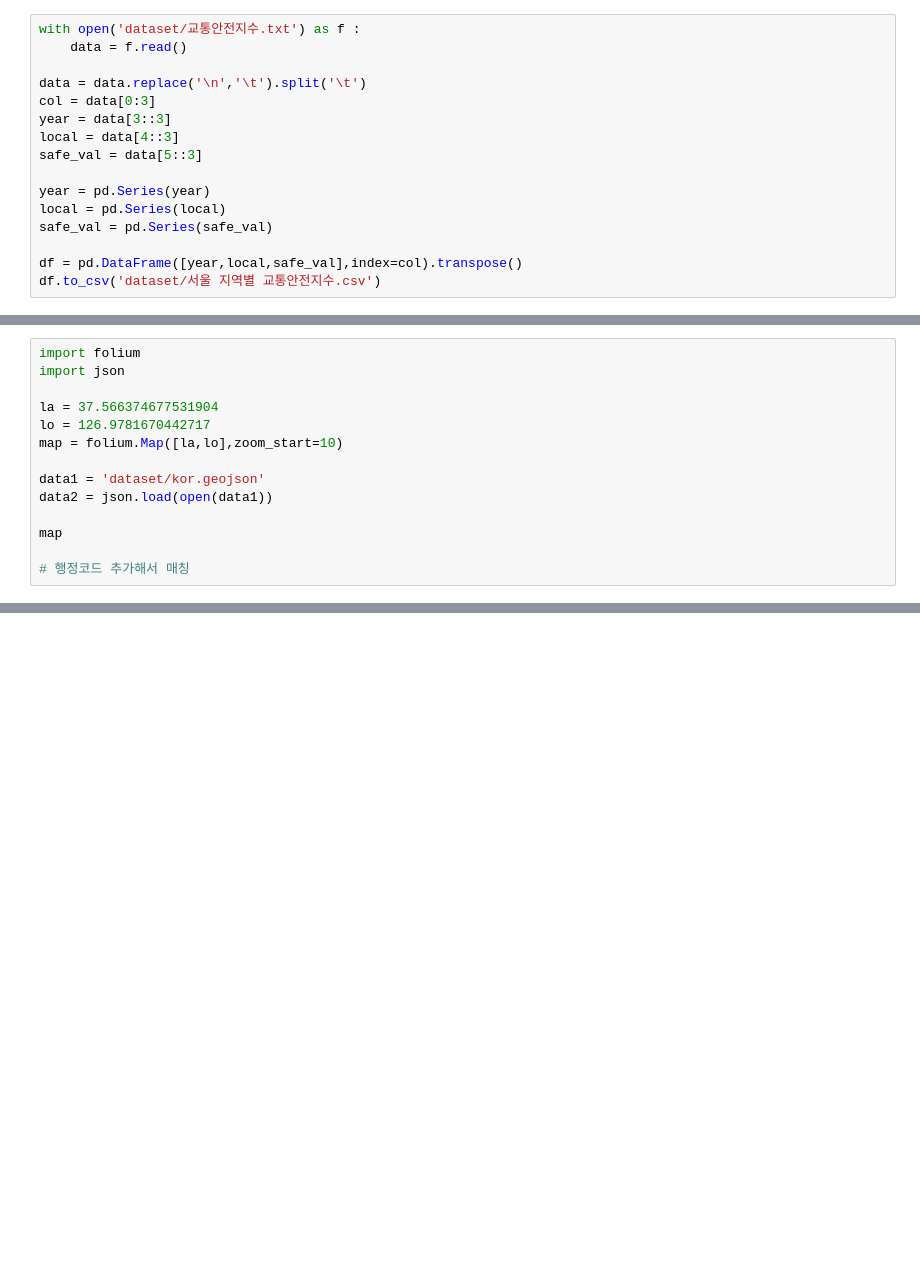
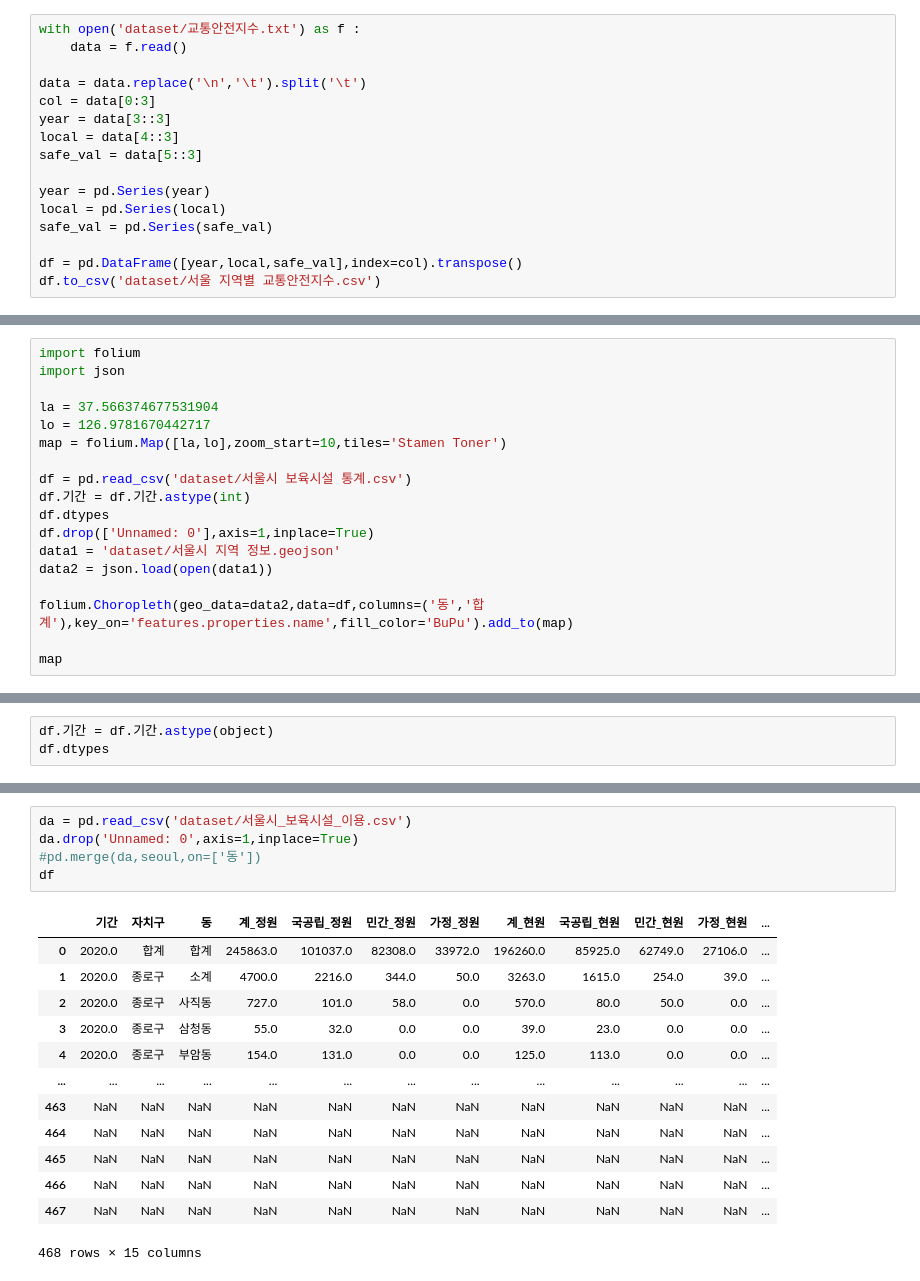
Before and after one commit to InChil2/Mac, a Jupyter notebook: 데이터 모델링/보육통계.ipynb, the cells around one changed output, grey strips where cells are left out. Cells and saved outputs as stored; diff of their text form; blank space fills up the shorter version.

```diff
--- a/데이터 모델링/보육통계.ipynb
+++ b/데이터 모델링/보육통계.ipynb
@@ -123,11 +150,15 @@ import json
 
 la = 37.566374677531904
 lo = 126.9781670442717
-map = folium.Map([la,lo],zoom_start=10)
+map = folium.Map([la,lo],zoom_start=10,tiles='Stamen Toner')
 
-data1 = 'dataset/kor.geojson'
+df = pd.read_csv('dataset/서울시 보육시설 통계.csv')
+df.기간 = df.기간.astype(int)
+df.dtypes
+df.drop(['Unnamed: 0'],axis=1,inplace=True)
+data1 = 'dataset/서울시 지역 정보.geojson'
 data2 = json.load(open(data1))
 
+folium.Choropleth(geo_data=data2,data=df,columns=('동','합계'),key_on='features.properties.name',fill_color='BuPu').add_to(map)
+
 map
-
-# 행정코드 추가해서 매칭
@@ -133,0 +167,3 @@ map
+# %%
+df.기간 = df.기간.astype(object)
+df.dtypes
@@ -133,0 +183,19 @@ map
+# %%
+da = pd.read_csv('dataset/서울시_보육시설_이용.csv')
+da.drop('Unnamed: 0',axis=1,inplace=True)
+#pd.merge(da,seoul,on=['동'])
+df
+# %% [output]
+|  | 기간 | 자치구 | 동 | 계_정원 | 국공립_정원 | 민간_정원 | 가정_정원 | 계_현원 | 국공립_현원 | 민간_현원 | 가정_현원 | ... |
+| 0 | 2020.0 | 합계 | 합계 | 245863.0 | 101037.0 | 82308.0 | 33972.0 | 196260.0 | 85925.0 | 62749.0 | 27106.0 | ... |
+| 1 | 2020.0 | 종로구 | 소계 | 4700.0 | 2216.0 | 344.0 | 50.0 | 3263.0 | 1615.0 | 254.0 | 39.0 | ... |
+| 2 | 2020.0 | 종로구 | 사직동 | 727.0 | 101.0 | 58.0 | 0.0 | 570.0 | 80.0 | 50.0 | 0.0 | ... |
+| 3 | 2020.0 | 종로구 | 삼청동 | 55.0 | 32.0 | 0.0 | 0.0 | 39.0 | 23.0 | 0.0 | 0.0 | ... |
+| 4 | 2020.0 | 종로구 | 부암동 | 154.0 | 131.0 | 0.0 | 0.0 | 125.0 | 113.0 | 0.0 | 0.0 | ... |
+| ... | ... | ... | ... | ... | ... | ... | ... | ... | ... | ... | ... | ... |
+| 463 | NaN | NaN | NaN | NaN | NaN | NaN | NaN | NaN | NaN | NaN | NaN | ... |
+| 464 | NaN | NaN | NaN | NaN | NaN | NaN | NaN | NaN | NaN | NaN | NaN | ... |
+| 465 | NaN | NaN | NaN | NaN | NaN | NaN | NaN | NaN | NaN | NaN | NaN | ... |
+| 466 | NaN | NaN | NaN | NaN | NaN | NaN | NaN | NaN | NaN | NaN | NaN | ... |
+| 467 | NaN | NaN | NaN | NaN | NaN | NaN | NaN | NaN | NaN | NaN | NaN | ... |
+468 rows × 15 columns
```
Also changed, not shown: parts of 9 cells of this notebook, 21 other files.
